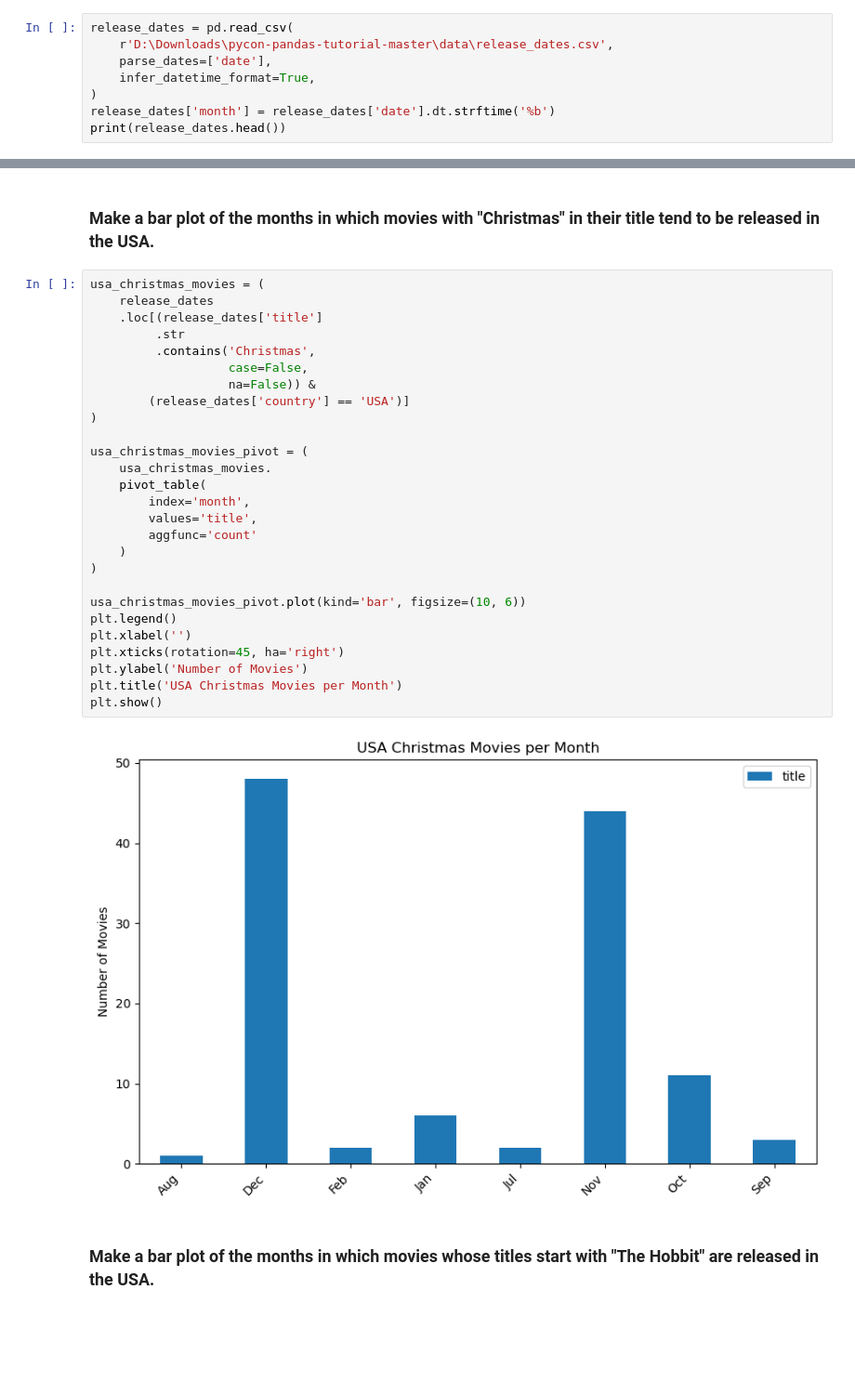
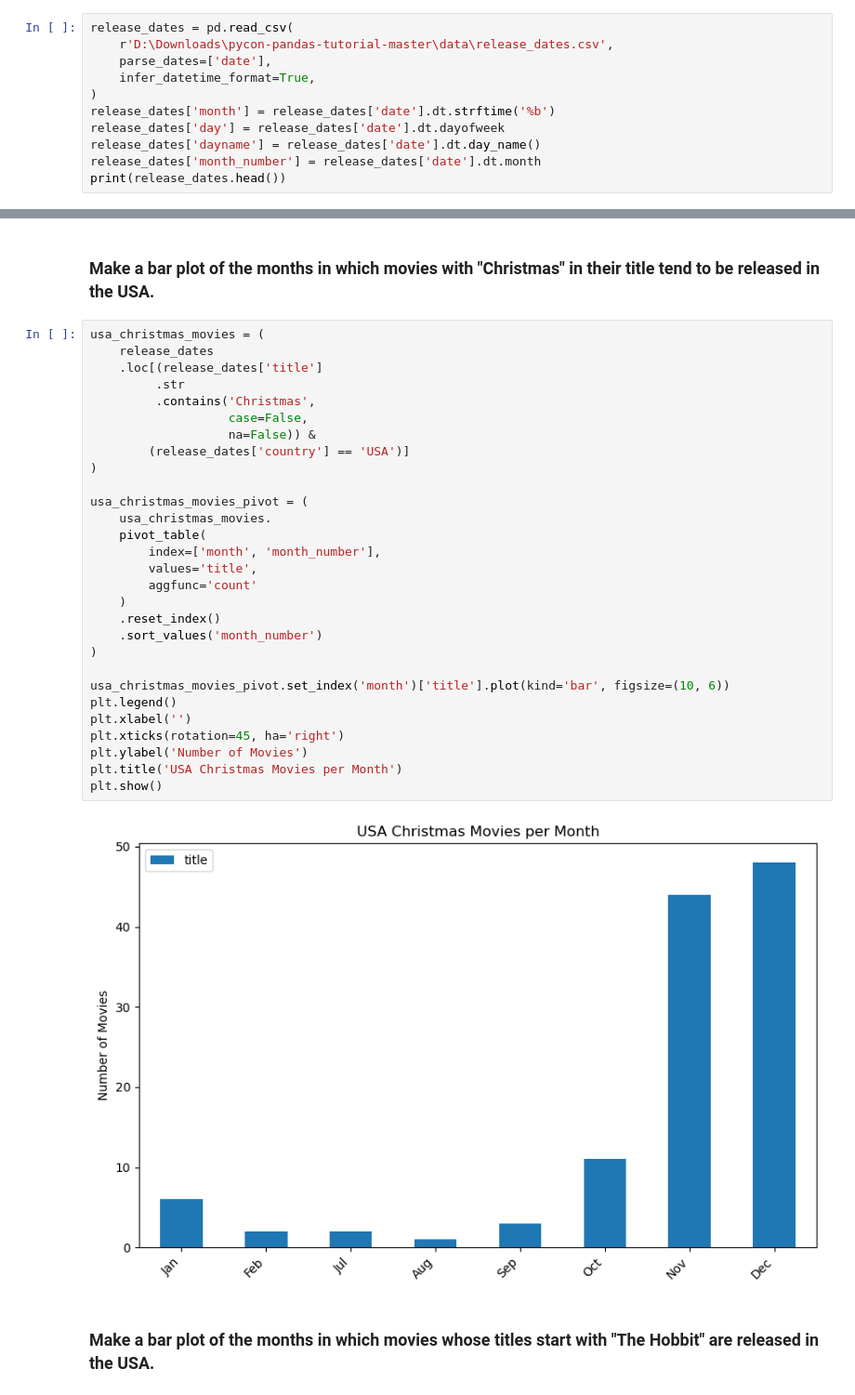
Before and after one commit to ronibars/pycon-pandas-tutorial, a Jupyter notebook: Exercises-5.ipynb, the cells around one changed output, grey strips where cells are left out. Shown at 93% size. Cells and saved outputs as stored; diff of their text form; blank space fills up the shorter version.

```diff
--- a/Exercises-5.ipynb
+++ b/Exercises-5.ipynb
@@ -24,5 +24,8 @@ release_dates = pd.read_csv(
     infer_datetime_format=True,
 )
 release_dates['month'] = release_dates['date'].dt.strftime('%b')
+release_dates['day'] = release_dates['date'].dt.dayofweek
+release_dates['dayname'] = release_dates['date'].dt.day_name()
+release_dates['month_number'] = release_dates['date'].dt.month
 print(release_dates.head())
 # %% [output]
@@ -37,32 +47,34 @@ print(release_dates.head())
 # %%
 usa_christmas_movies = (
     release_dates
     .loc[(release_dates['title']
          .str
          .contains('Christmas',
                    case=False,
                    na=False)) &
         (release_dates['country'] == 'USA')]
 )
 
 usa_christmas_movies_pivot = (
     usa_christmas_movies.
     pivot_table(
-        index='month',
+        index=['month', 'month_number'],
         values='title',
         aggfunc='count'
     )
+    .reset_index()
+    .sort_values('month_number')
 )
 
-usa_christmas_movies_pivot.plot(kind='bar', figsize=(10, 6))
+usa_christmas_movies_pivot.set_index('month')['title'].plot(kind='bar', figsize=(10, 6))
 plt.legend()
 plt.xlabel('')
 plt.xticks(rotation=45, ha='right')
 plt.ylabel('Number of Movies')
 plt.title('USA Christmas Movies per Month')
 plt.show()
 # %% [output]
-[figure, old version]
+[figure, new version]
 # %% [markdown]
 ### Make a bar plot of the months in which movies whose titles start with "The Hobbit" are released in the USA.
 # %%
```
Also changed, not shown: parts of 7 cells of this notebook.
